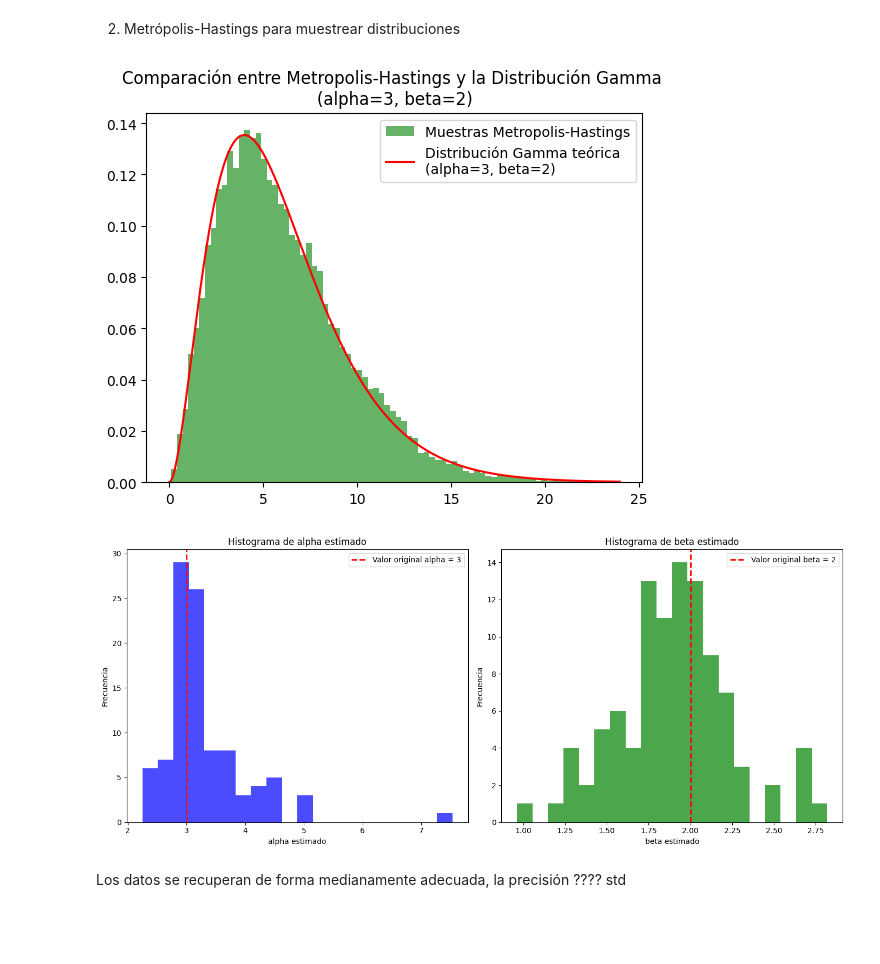
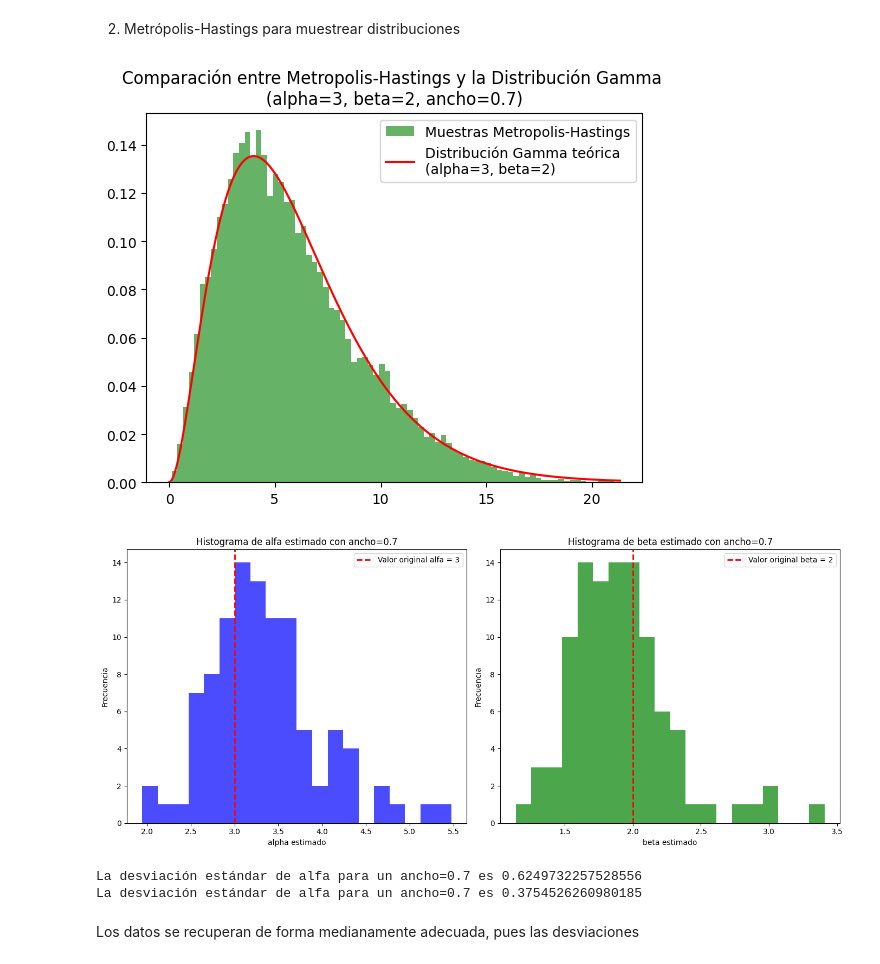
Before and after one commit to sarchilagomez1/MetodosComputacionales2-Fuentes-Archila, a Jupyter notebook: Taller5_fuentesarchila.ipynb, the cells around one changed output. Drawn from its saved outputs; the diff is of its cells as text; code cells hidden in the pictures; blank space fills up the shorter version.

```diff
--- a/Taller5_fuentesarchila.ipynb
+++ b/Taller5_fuentesarchila.ipynb
@@ -11,7 +11,7 @@ import scipy.stats as stats
 
 alpha = 3
 beta = 2
-
+ancho1 = 0.7
 #función de la distribución Gamma
 def gamma_distr(x, alpha, beta):
     if x > 0:
@@ -26,7 +26,7 @@ def metropolis_hastings_gamma(alpha, beta, N):
 
     for i in range(N):
         # Propuesta de un nuevo valor usando una distribución normal en torno al actual
-        x_new = samples[-1] + np.random.normal(0, 0.7) #EL DE LA DERECHA ES EL ANCHO
+        x_new = samples[-1] + np.random.normal(0, ancho1)
 
         # Calculamos la tasa de aceptación
         tasa = gamma_distr(x_new, alpha, beta) / gamma_distr(x, alpha, beta)
@@ -50,48 +50,56 @@ x = np.linspace(0, np.max(samples), 1000)
 plt.plot(x, stats.gamma.pdf(x, a=alpha, scale=beta), 'r-', label=f"Distribución Gamma teórica \n(alpha={alpha}, beta={beta})")
 
 plt.legend()
-plt.title(f"Comparación entre Metropolis-Hastings y la Distribución Gamma \n(alpha={alpha}, beta={beta})")
+plt.title(f"Comparación entre Metropolis-Hastings y la Distribución Gamma \n(alpha={alpha}, beta={beta}, ancho={ancho1})")
 plt.show()
 # %% [output]
-[figure, old version]
+[figure, new version]
 # %%
 repeticiones = 100
 N = 10000
 
 alpha_estimados = []
 beta_estimados = []
 
 for i in range(repeticiones):
     samples = metropolis_hastings_gamma(alpha, beta, N)
     alpha_hat, loc, beta_hat = stats.gamma.fit(samples, scale=1)
     alpha_estimados.append(alpha_hat)
     beta_estimados.append(beta_hat)
 
 
 fig, (ax1, ax2) = plt.subplots(1, 2, figsize=(14, 6))
 
 #Histograma de alfa estimado
 ax1.hist(alpha_estimados, bins=20, color='blue', alpha=0.7)
 ax1.axvline(alpha, color='red', linestyle='dashed', linewidth=2, label=f'Valor original alfa = {alpha}')
-ax1.set_title('Histograma de alfa estimado')
+ax1.set_title(f'Histograma de alfa estimado con ancho={ancho1}')
 ax1.set_xlabel('alpha estimado')
 ax1.set_ylabel('Frecuencia')
 ax1.legend()
 
 #Histograma de beta estimado
 ax2.hist(beta_estimados, bins=20, color='green', alpha=0.7)
 ax2.axvline(beta, color='red', linestyle='dashed', linewidth=2, label=f'Valor original beta = {beta}')
-ax2.set_title('Histograma de beta estimado')
+ax2.set_title(f'Histograma de beta estimado con ancho={ancho1}')
 ax2.set_xlabel('beta estimado')
 ax2.set_ylabel('Frecuencia')
 ax2.legend()
 
 plt.tight_layout()
 plt.show()
 # %% [output]
-[figure, old version]
+[figure, new version]
+# %%
+desviacion_alpha = np.std(alpha_estimados)
+desviacion_beta = np.std(beta_estimados)
+print(f"La desviación estándar de alfa para un ancho={ancho1} es {desviacion_alpha}")
+print(f"La desviación estándar de alfa para un ancho={ancho1} es {desviacion_beta}")
+# %% [output]
+La desviación estándar de alfa para un ancho=0.7 es 0.6249732257528556
+La desviación estándar de alfa para un ancho=0.7 es 0.3754526260980185
 # %% [markdown]
-Los datos se recuperan de forma medianamente adecuada, la precisión ???? std
+Los datos se recuperan de forma medianamente adecuada, pues las desviaciones
 # %%
 #Cambio el ancho de la distribución de perturbación
 
```
Also changed, not shown: parts of 4 cells of this notebook.
